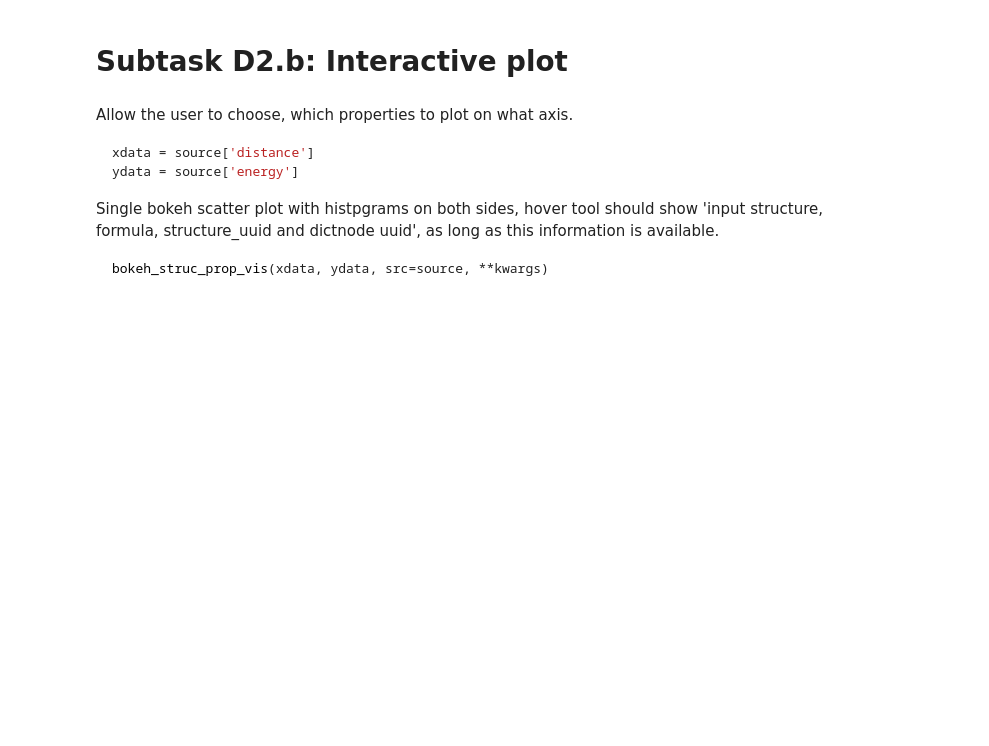
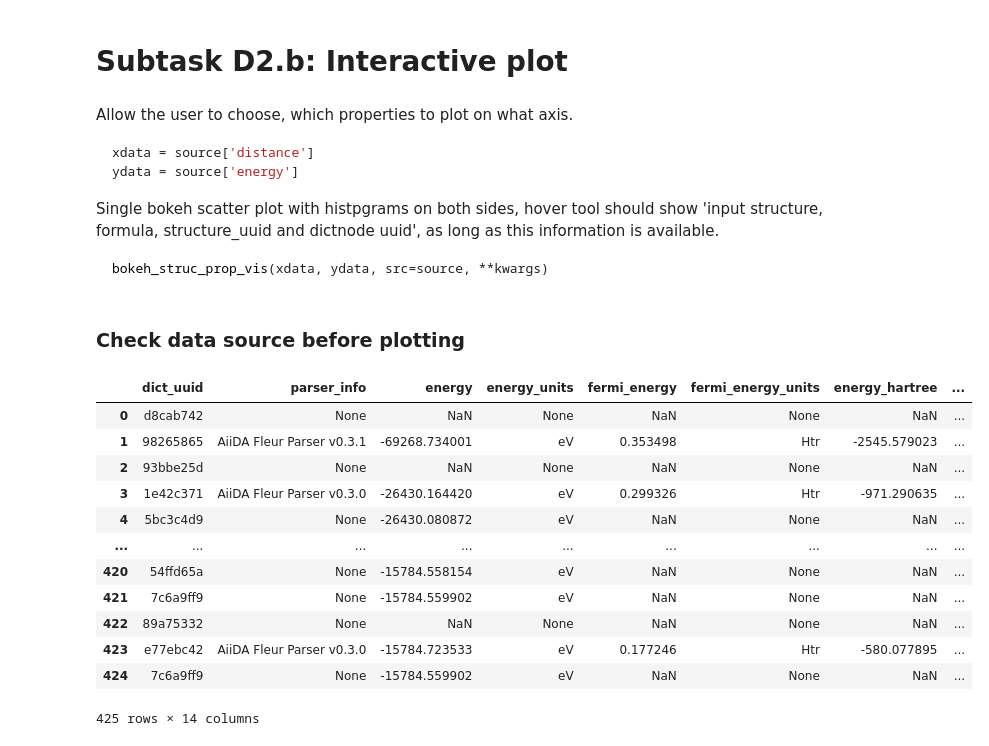
Before and after one commit to JuDFTteam/aiida-jutools, a Jupyter notebook: aiida_jutools/sisc_lab/D2_ScSi_Lab2020_StructureProperty_visualizer.ipynb, the cells around one changed output. Drawn from its saved outputs; the diff is of its cells as text; code cells hidden in the pictures; blank space fills up the shorter version.

Commit message:
Upload D2
Add timing and version check.
Extract properties and make plots for workflow_version=0.4.2 and parser.
Problem left: extracting formula attributes from structure nodes.

```diff
--- a/aiida_jutools/sisc_lab/D2_ScSi_Lab2020_StructureProperty_visualizer.ipynb
+++ b/aiida_jutools/sisc_lab/D2_ScSi_Lab2020_StructureProperty_visualizer.ipynb
@@ -175,0 +327,19 @@ bokeh_struc_prop_vis('combined_property.json', 'energy', 'bandgap')
+# %% [markdown]
+### Check data source before plotting
+# %%
+df = helpers.read_json_file('combined_property_parser.json')
+df
+# %% [output]
+|  | dict_uuid | parser_info | energy | energy_units | fermi_energy | fermi_energy_units | energy_hartree | ... |
+| 0 | d8cab742 | None | NaN | None | NaN | None | NaN | ... |
+| 1 | 98265865 | AiiDA Fleur Parser v0.3.1 | -69268.734001 | eV | 0.353498 | Htr | -2545.579023 | ... |
+| 2 | 93bbe25d | None | NaN | None | NaN | None | NaN | ... |
+| 3 | 1e42c371 | AiiDA Fleur Parser v0.3.0 | -26430.164420 | eV | 0.299326 | Htr | -971.290635 | ... |
+| 4 | 5bc3c4d9 | None | -26430.080872 | eV | NaN | None | NaN | ... |
+| ... | ... | ... | ... | ... | ... | ... | ... | ... |
+| 420 | 54ffd65a | None | -15784.558154 | eV | NaN | None | NaN | ... |
+| 421 | 7c6a9ff9 | None | -15784.559902 | eV | NaN | None | NaN | ... |
+| 422 | 89a75332 | None | NaN | None | NaN | None | NaN | ... |
+| 423 | e77ebc42 | AiiDA Fleur Parser v0.3.0 | -15784.723533 | eV | 0.177246 | Htr | -580.077895 | ... |
+| 424 | 7c6a9ff9 | None | -15784.559902 | eV | NaN | None | NaN | ... |
+425 rows × 14 columns
```
Also changed, not shown: parts of 37 cells of this notebook.
